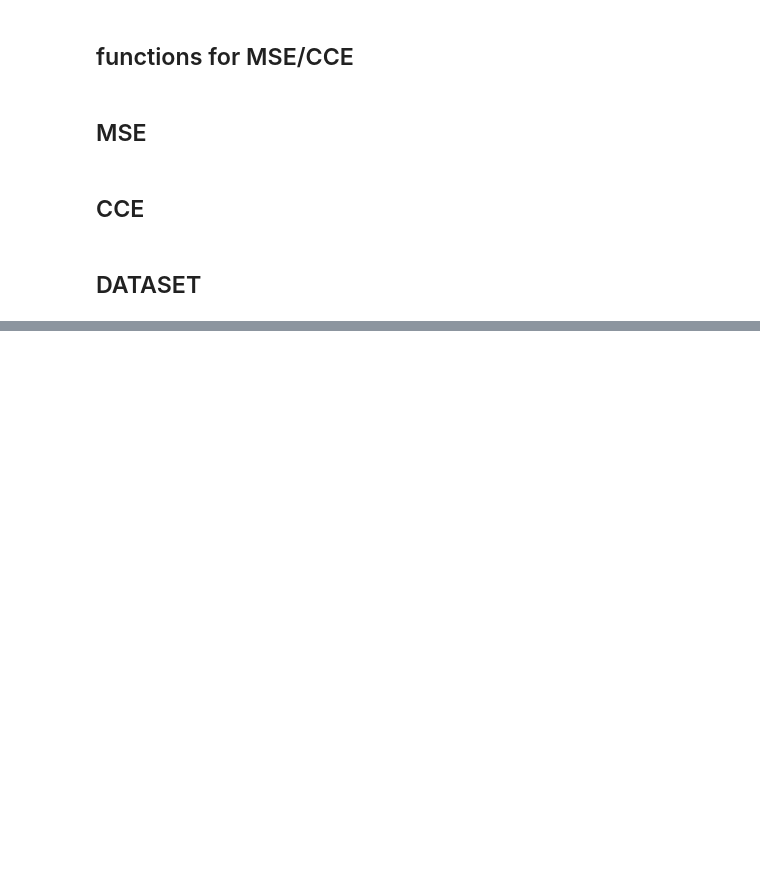
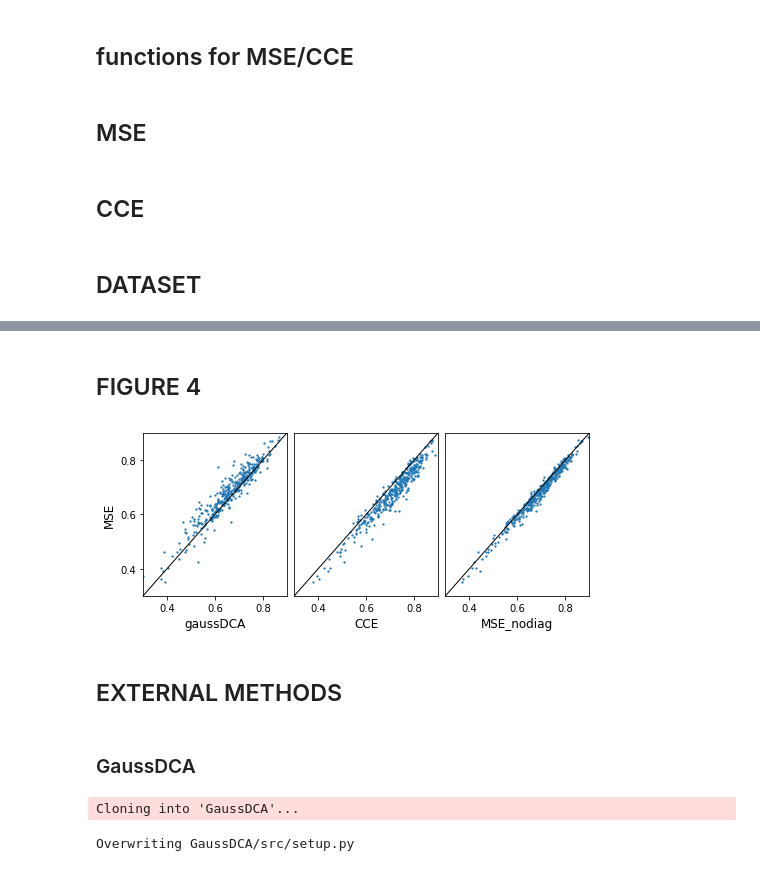
Before and after one commit to sokrypton/seqmodels, a Jupyter notebook: seqmodels.ipynb, the cells around one changed output, grey strips where cells are left out. Drawn from its saved outputs; the diff is of its cells as text; code cells hidden in the pictures; blank space fills up the shorter version.

```diff
--- a/seqmodels.ipynb
+++ b/seqmodels.ipynb
@@ -269,0 +337,2 @@ def CCE(msa,
+# %% [markdown]
+## FIGURE 4
@@ -269,0 +371,69 @@ def CCE(msa,
+# %%
+ACC = np.array(ACC)
+AUC = np.mean(ACC,axis=-1)
+# %%
+plt.figure(figsize=(8,3))
+plt.subplots_adjust(wspace=0.05, hspace=None)
+a, b = 0.3,0.9
+ticks = [0.4,0.6,0.8]
+
+plt.subplot(1,3,1)
+plt.scatter(AUC[:,0],AUC[:,2],s=1.5);
+plt.ylim(a,b); plt.xlim(a,b)
+plt.ylabel("MSE",fontsize=12); plt.xlabel("gaussDCA",fontsize=12)
+plt.plot([0,1],[0,1],c="black",linewidth=1)
+plt.xticks(ticks); plt.yticks(ticks)
+
+plt.subplot(1,3,2)
+plt.scatter(AUC[:,4],AUC[:,2],s=1.5);
+plt.ylim(a,b); plt.xlim(a,b)
+plt.xlabel("CCE",fontsize=12);
+plt.plot([0,1],[0,1],c="black",linewidth=1)
+plt.gca().axes.get_yaxis().set_visible(False)
+plt.xticks(ticks)
+
+plt.subplot(1,3,3)
+plt.scatter(AUC[:,3],AUC[:,2],s=1.5);
+plt.ylim(a,b); plt.xlim(a,b)
+plt.xlabel("MSE_nodiag",fontsize=12);
+plt.plot([0,1],[0,1],c="black",linewidth=1)
+plt.gca().axes.get_yaxis().set_visible(False)
+plt.xticks(ticks)
+
+plt.savefig("unified_fig4_b.pdf",bbox_inches = "tight")
+# %% [output]
+[figure, added]
+# %% [markdown]
+## EXTERNAL METHODS
+# %% [markdown]
+### GaussDCA
+# %%
+%%bash
+git clone https://github.com/MMichel/GaussDCA.git
+# %% [output]
+Cloning into 'GaussDCA'...
+# %%
+%%writefile GaussDCA/src/setup.py
+from __future__ import division
+from setuptools import setup, Extension
+from Cython.Build import cythonize
+import numpy
+extension = Extension('_load_data', ['_load_data.pyx'],include_dirs=[numpy.get_include()],
+                      extra_compile_args="-O2 -march=native -pipe -mtune=native".split(),
+                      extra_link_args="-O2 -march=native -pipe -mtune=native".split())
+setup(name='ss_load_data', ext_modules=cythonize(extension))
+extension = Extension('_gaussdca', ['_gaussdca.pyx'],include_dirs=[numpy.get_include()],
+                      extra_compile_args='-O2 -march=native -pipe -std=c11'.split(),
+                      extra_link_args='-O2 -march=native -pipe -std=c11'.split())
+setup(name='_gaussdca', ext_modules=cythonize(extension))
+extension = Extension('_gaussdca_parallel', ['_gaussdca_parallel.pyx'],include_dirs=[numpy.get_include()],
+                      extra_compile_args='-O2 -march=native -pipe -std=c11 -fopenmp'.split(),
+                      extra_link_args='-O2 -march=native -pipe -std=c11 -fopenmp'.split())
+setup(name='_gaussdca_parallel', ext_modules=cythonize(extension))
+extension = Extension('_gaussdca_parallel_opt', ['_gaussdca_parallel_opt.pyx'],
+                      include_dirs=[numpy.get_include()],
+                      extra_compile_args='-O2 -march=native -pipe -std=c11 -fopenmp'.split(),
+                      extra_link_args='-O2 -march=native -pipe -std=c11 -fopenmp'.split())
+setup(name='_gaussdca_parallel_opt', ext_modules=cythonize(extension))
+# %% [output]
+Overwriting GaussDCA/src/setup.py
```
Also changed, not shown: parts of 20 cells of this notebook.
